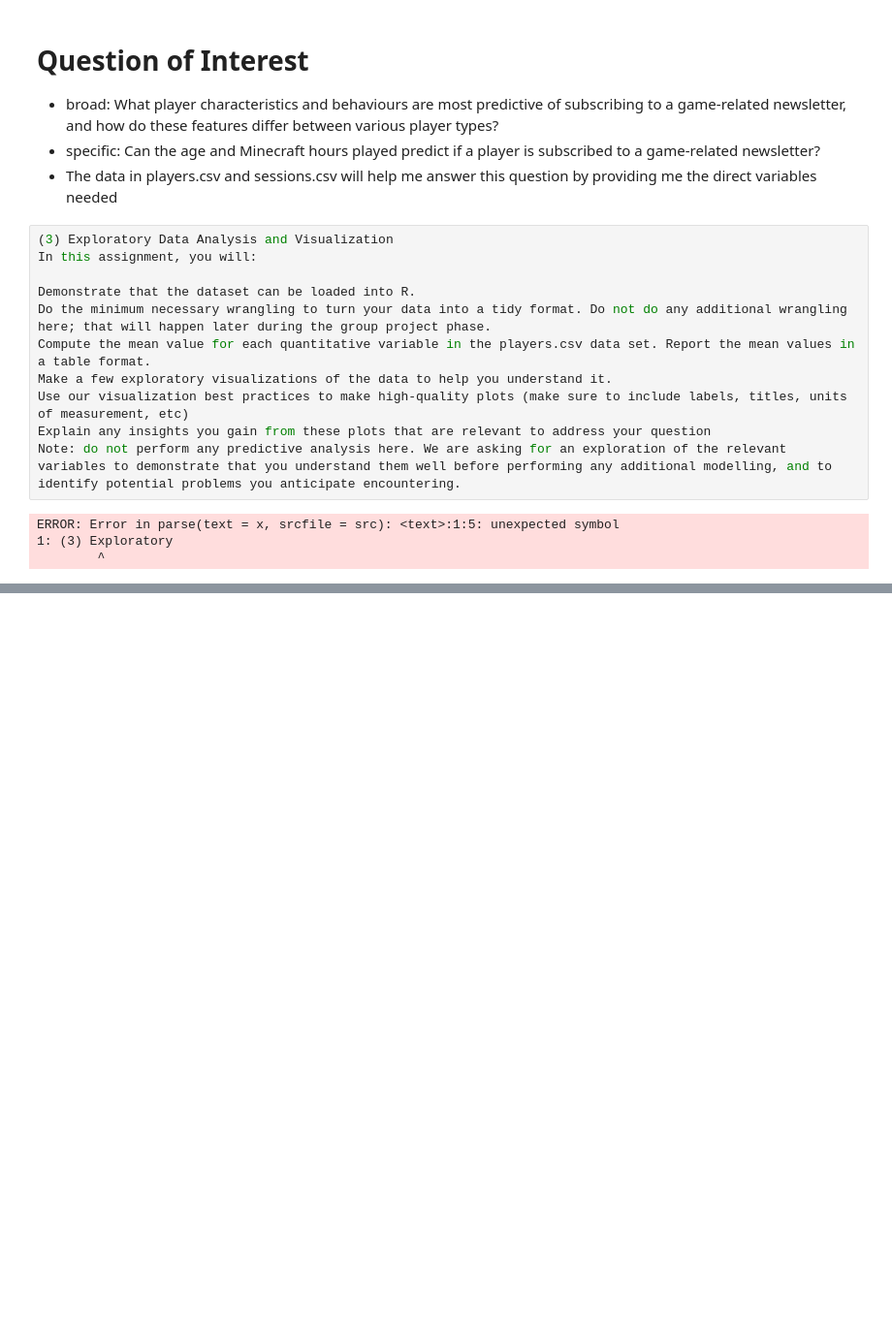
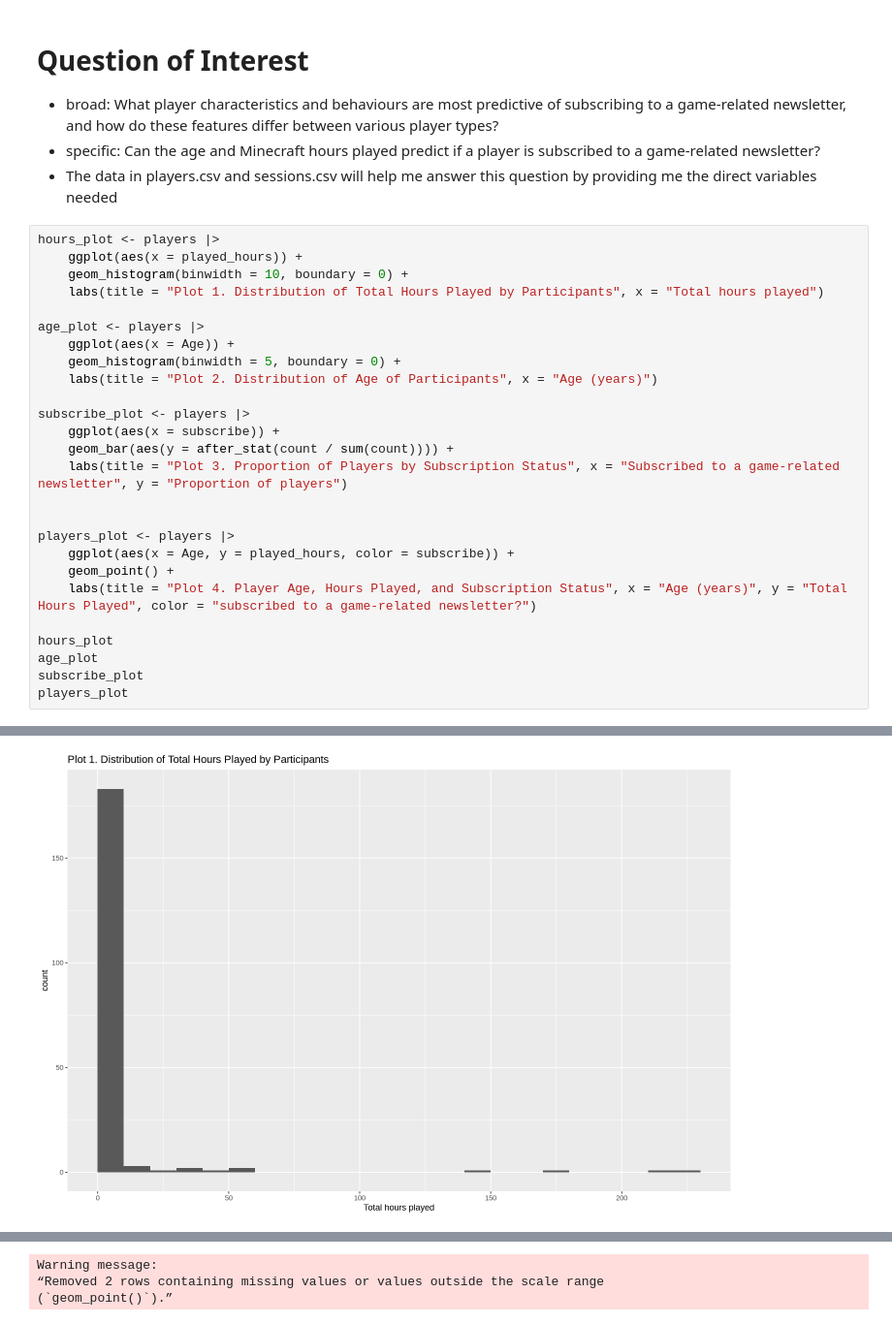
Before and after one commit to NelsonJYLee/dsci100-project, a Jupyter notebook: project_individual.ipynb, the cells around one changed output, grey strips where cells are left out. Shown at 97% size. Saved outputs shown, nothing was run; the diff lists cells and outputs as text; blank space fills up the shorter version.

Commit message:
Added Analysis of plots and potential problems

```diff
--- a/project_individual.ipynb
+++ b/project_individual.ipynb
@@ -280,18 +220,30 @@ Description of variable: self-claimed gender
 - broad: What player characteristics and behaviours are most predictive of subscribing to a game-related newsletter, and how do these features differ between various player types?
 - specific: Can the age and Minecraft hours played predict if a player is subscribed to a game-related newsletter?
 - The data in players.csv and sessions.csv will help me answer this question by providing me the direct variables needed
-# %%
-(3) Exploratory Data Analysis and Visualization
-In this assignment, you will:
-
-Demonstrate that the dataset can be loaded into R.
-Do the minimum necessary wrangling to turn your data into a tidy format. Do not do any additional wrangling here; that will happen later during the group project phase.
-Compute the mean value for each quantitative variable in the players.csv data set. Report the mean values in a table format.
-Make a few exploratory visualizations of the data to help you understand it.
-Use our visualization best practices to make high-quality plots (make sure to include labels, titles, units of measurement, etc)
-Explain any insights you gain from these plots that are relevant to address your question
-Note: do not perform any predictive analysis here. We are asking for an exploration of the relevant variables to demonstrate that you understand them well before performing any additional modelling, and to identify potential problems you anticipate encountering.
-# %% [output]
-ERROR: Error in parse(text = x, srcfile = src): <text>:1:5: unexpected symbol
-1: (3) Exploratory
-        ^
+# %%
+hours_plot <- players |>
+    ggplot(aes(x = played_hours)) +
+    geom_histogram(binwidth = 10, boundary = 0) +
+    labs(title = "Plot 1. Distribution of Total Hours Played by Participants", x = "Total hours played")
+
+age_plot <- players |>
+    ggplot(aes(x = Age)) +
+    geom_histogram(binwidth = 5, boundary = 0) +
+    labs(title = "Plot 2. Distribution of Age of Participants", x = "Age (years)")
+
+subscribe_plot <- players |>
+    ggplot(aes(x = subscribe)) +
+    geom_bar(aes(y = after_stat(count / sum(count)))) +
+    labs(title = "Plot 3. Proportion of Players by Subscription Status", x = "Subscribed to a game-related newsletter", y = "Proportion of players")
+
+
+players_plot <- players |>
+    ggplot(aes(x = Age, y = played_hours, color = subscribe)) +
+    geom_point() +
+    labs(title = "Plot 4. Player Age, Hours Played, and Subscription Status", x = "Age (years)", y = "Total Hours Played", color = "subscribed to a game-related newsletter?")
+
+hours_plot
+age_plot
+subscribe_plot
+players_plot
+# %% [output]
@@ -297,0 +252 @@ ERROR: Error in parse(text = x, srcfile = src): <text>:1:5: unexpected symbol
+[figure, added]
@@ -297,0 +254,3 @@ ERROR: Error in parse(text = x, srcfile = src): <text>:1:5: unexpected symbol
+Warning message:
+“Removed 2 rows containing missing values or values outside the scale range
+(`geom_point()`).”
```
Also changed, not shown: parts of 5 cells of this notebook.
